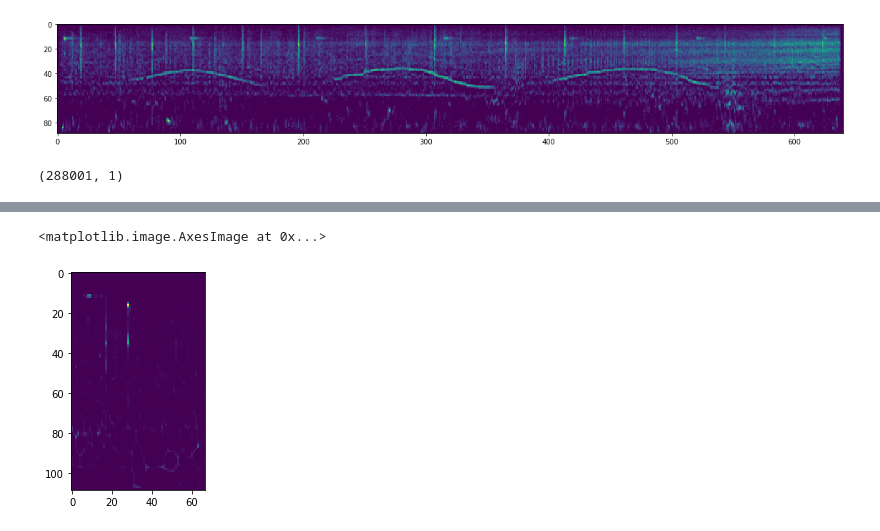
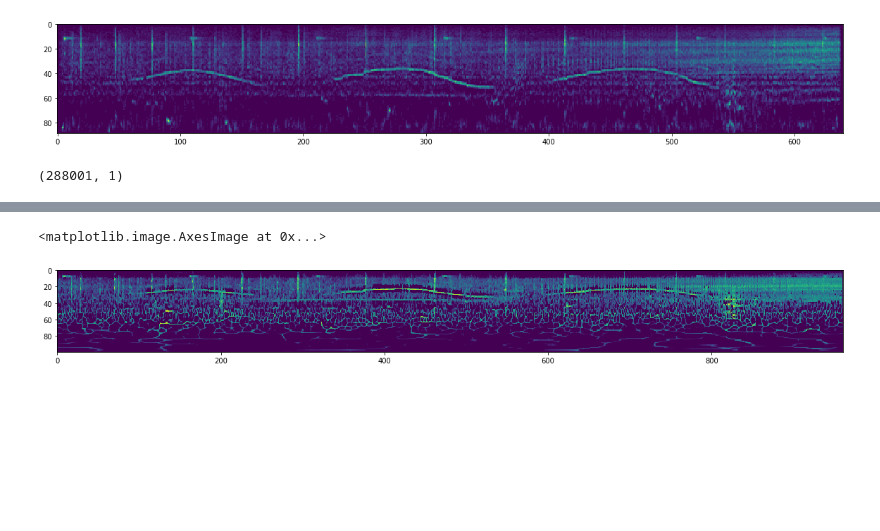
Before and after one commit to earthspecies/spectral_hyperresolution, a Jupyter notebook: from_wav_to_3channel_image.ipynb, the cells around one changed output, grey strips where cells are left out. Saved outputs shown, nothing was run; the diff lists cells and outputs as text; code cells hidden in the pictures; blank space fills up the shorter version.

```diff
--- a/from_wav_to_3channel_image.ipynb
+++ b/from_wav_to_3channel_image.ipynb
@@ -41,13 +41,13 @@ x.shape
 # %%
 q = 1;
 tdeci = 300;
-over = 2;
-noct = 12;
-minf = 1e-3;
+over = 6;
+noct = 8;
+minf = 1e-4;
 maxf = 0.5;
 # %%
 %%time
 
 x = x.reshape((-1, 1))
-spectogram = create_reassigned_representation(x[:20_000], q, tdeci, over, noct, minf, maxf)
+spectogram = create_reassigned_representation(x, q, tdeci, over, noct, minf, maxf)
 # %% [output]
@@ -56,6 +56,7 @@ Wall time: 1.14 s
 # %%
 plt.figure(figsize = (20,4))
-plt.imshow(spectogram.todense().T)
+plt.imshow(librosa.core.amplitude_to_db(spectogram.todense().T))plt.figure(figsize = (20,4))
+plt.imshow(librosa.core.amplitude_to_db(spectogram.todense().T))
 # %% [output]
 <matplotlib.image.AxesImage at 0x...>
-[figure, old version]
+[figure, new version]
```
Also changed, not shown: parts of 2 cells of this notebook.
